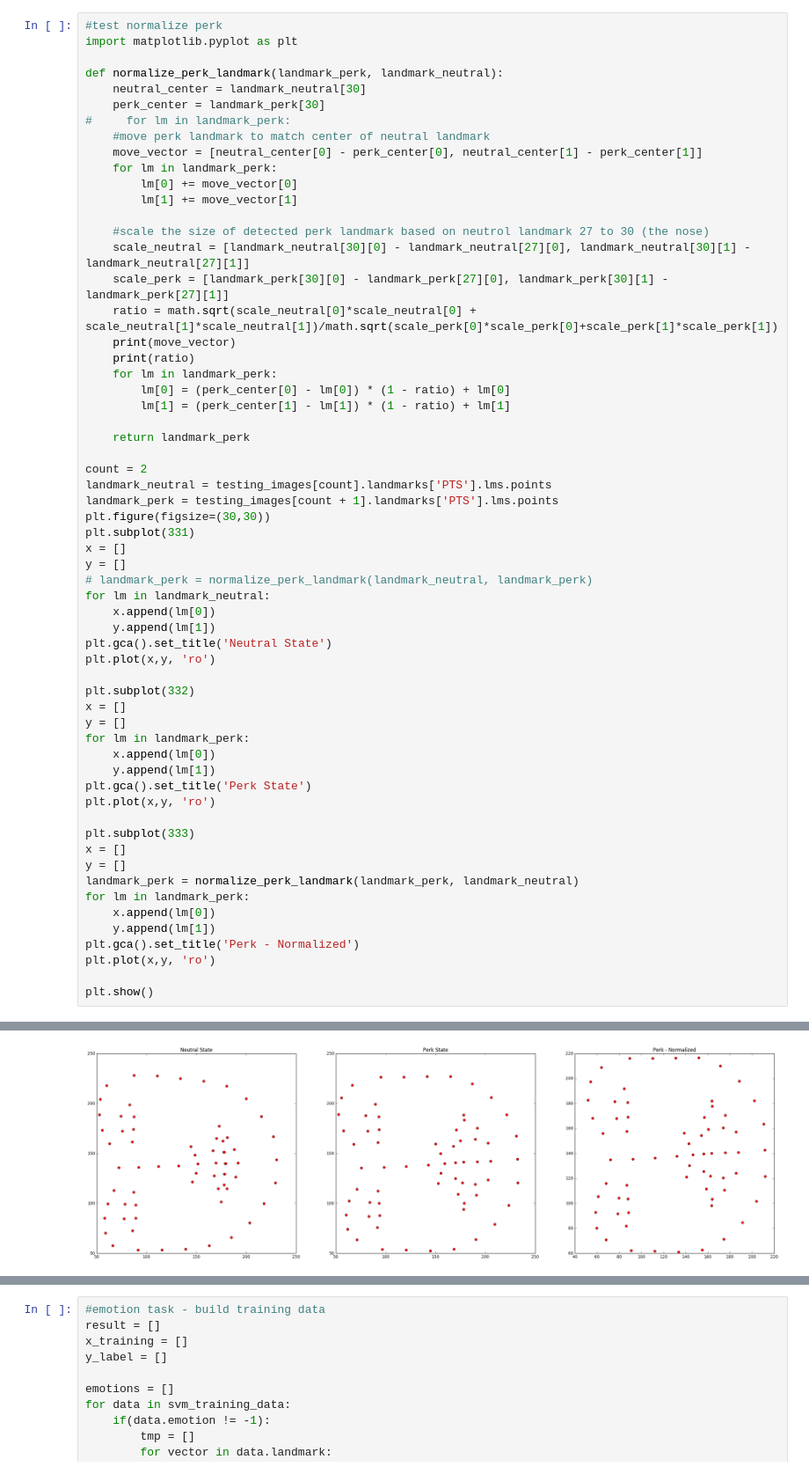
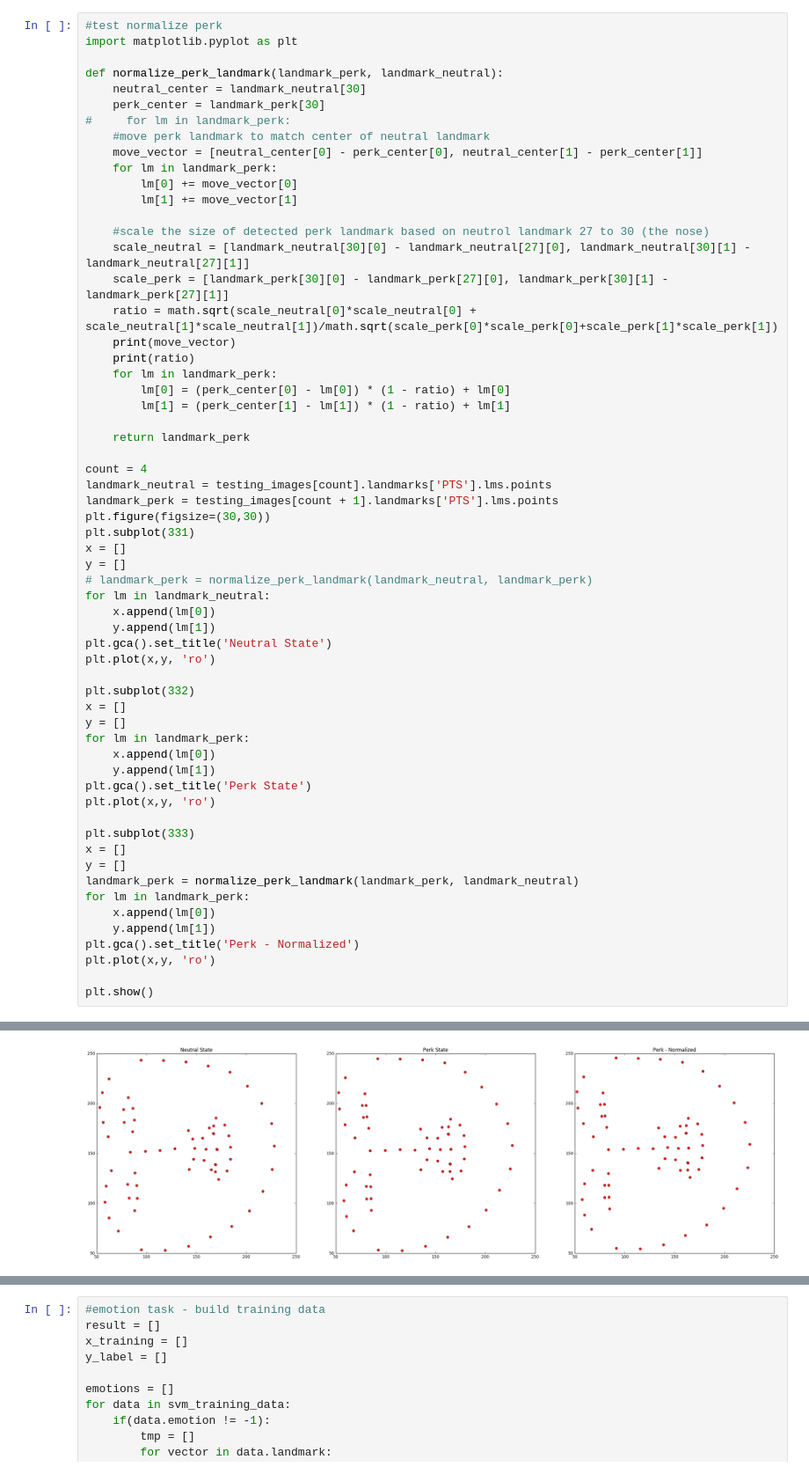
Before and after one commit to LeeKien95/GR, a Jupyter notebook: New_SVM_Models.ipynb, the cells around one changed output, grey strips where cells are left out. Shown: that part at 88% size. Drawn from its saved outputs; the diff is of its cells as text.

```diff
--- a/New_SVM_Models.ipynb
+++ b/New_SVM_Models.ipynb
@@ -228,7 +228,7 @@ def normalize_perk_landmark(landmark_perk, landmark_neutral):
 
     return landmark_perk
 
-count = 2
+count = 4
 landmark_neutral = testing_images[count].landmarks['PTS'].lms.points
 landmark_perk = testing_images[count + 1].landmarks['PTS'].lms.points
 plt.figure(figsize=(30,30))
@@ -268 +268 @@ plt.show()
-[figure, old version]
+[figure, new version]
```
Also changed, not shown: parts of 5 cells of this notebook.
